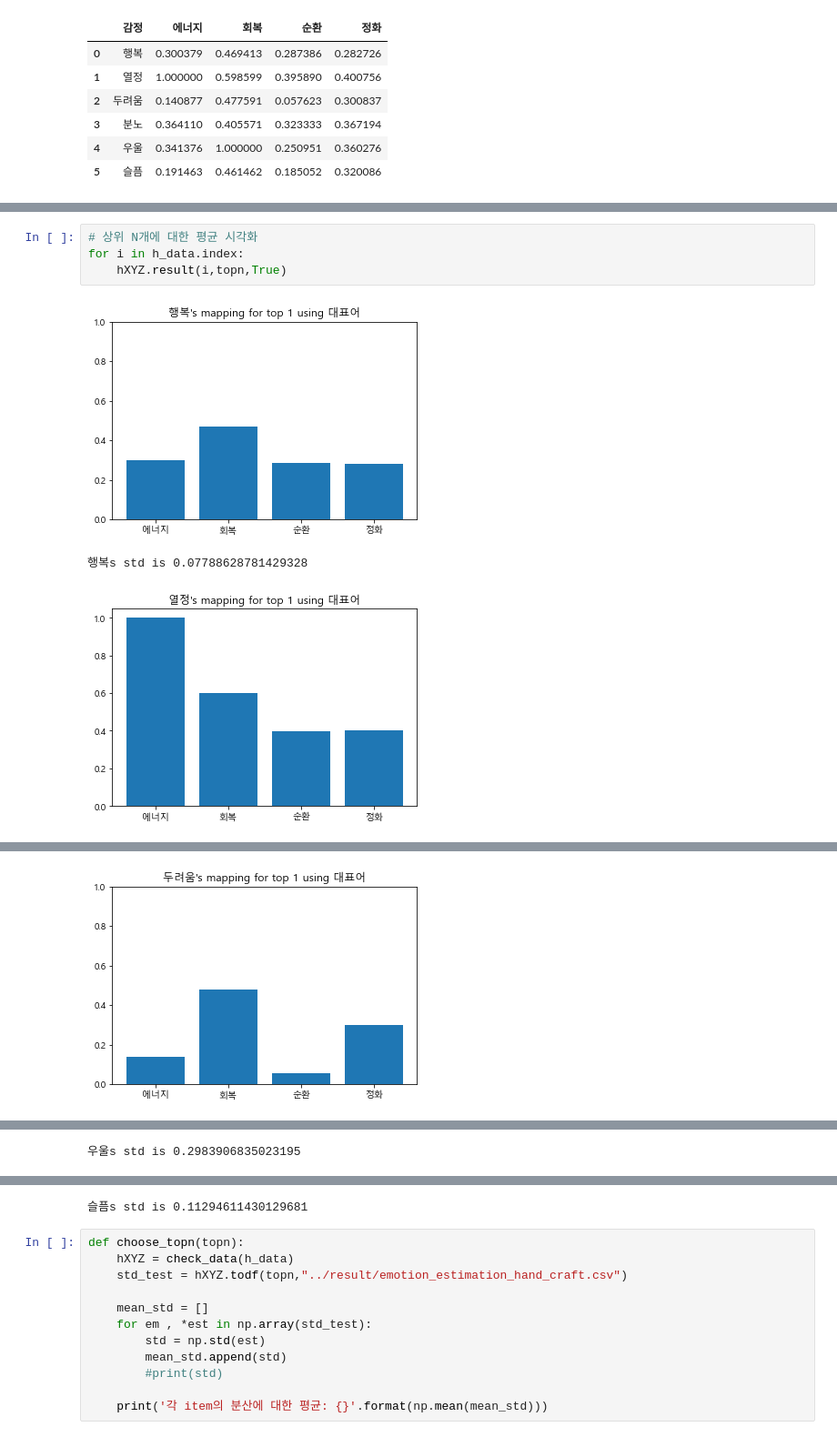
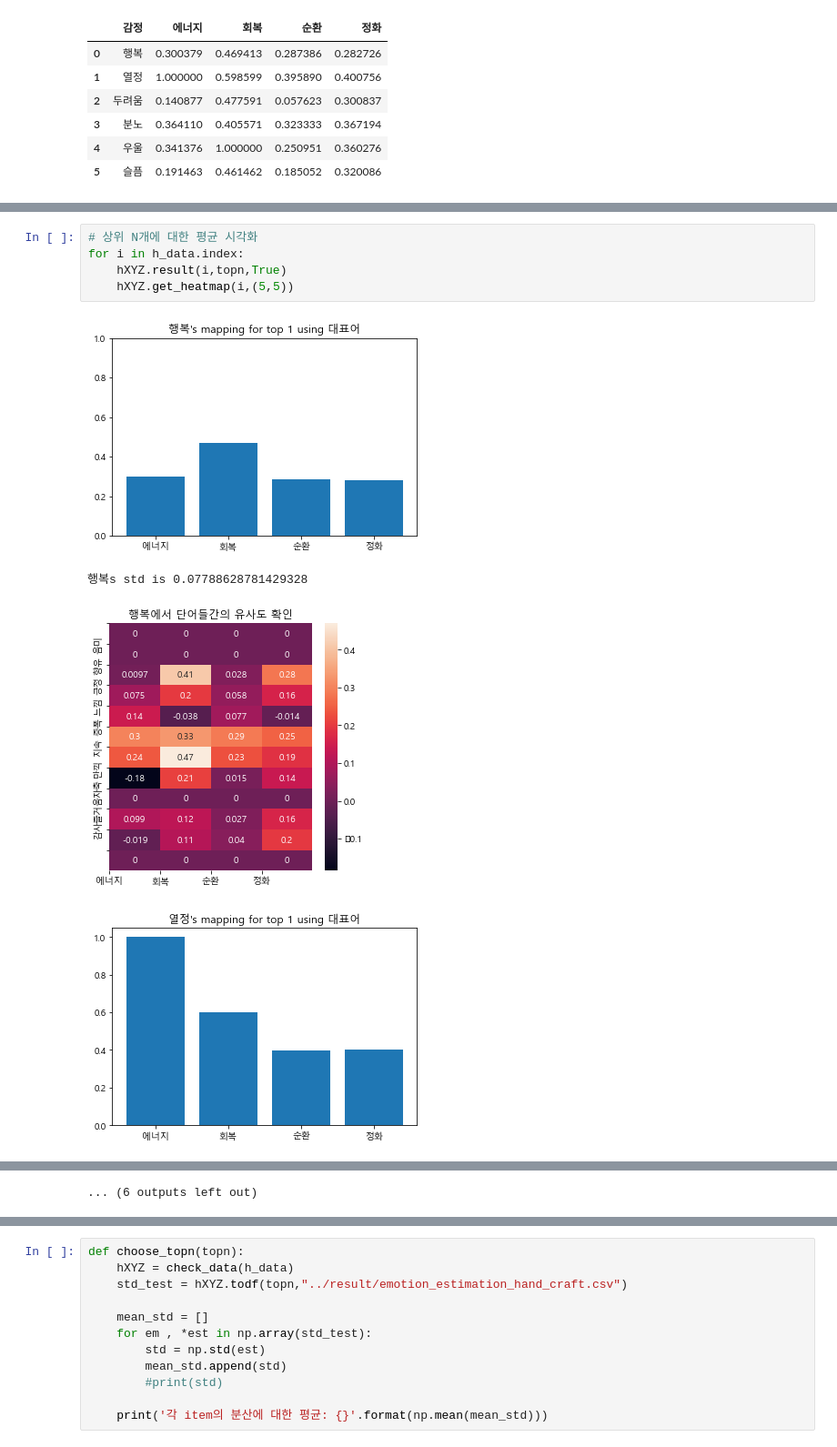
Before and after one commit to sigongjoa/emotion_thearpy, a Jupyter notebook: notebooks/check_emtion_data.ipynb, the cells around one changed output, grey strips where cells are left out. Shown at 91% size. Saved outputs shown, nothing was run; the diff lists cells and outputs as text.

```diff
--- a/notebooks/check_emtion_data.ipynb
+++ b/notebooks/check_emtion_data.ipynb
@@ -252,8 +252,10 @@ print('각 item의 분산에 대한 평균: \n{}'.format(np.mean(mean_std)))
 # %%
 # 상위 N개에 대한 평균 시각화
 for i in h_data.index:
     hXYZ.result(i,topn,True)
+    hXYZ.get_heatmap(i,(5,5))
 # %% [output]
 [figure]
 행복s std is 0.07788628781429328
-[figure, old version]
+[figure, new version]
+[figure, new version]
@@ -261 +262,0 @@ for i in h_data.index:
-[figure, old version]
@@ -266 +270 @@ for i in h_data.index:
-우울s std is 0.2983906835023195
+... (6 outputs left out)
@@ -268,4 +271,3 @@ for i in h_data.index:
-슬픔s std is 0.11294611430129681
 # %%
 def choose_topn(topn):
     hXYZ = check_data(h_data)
```
Also changed, not shown: parts of 5 cells of this notebook, 4 other files.
